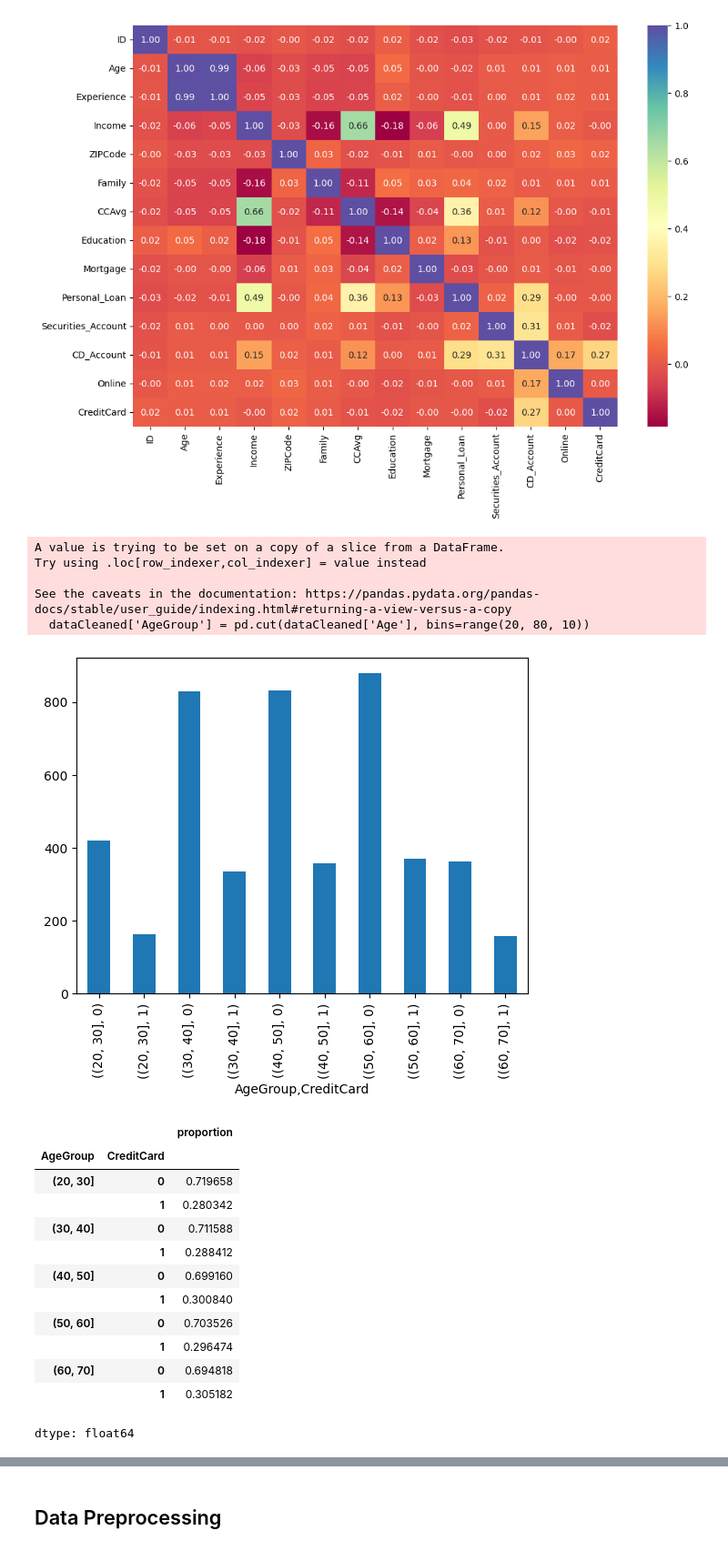
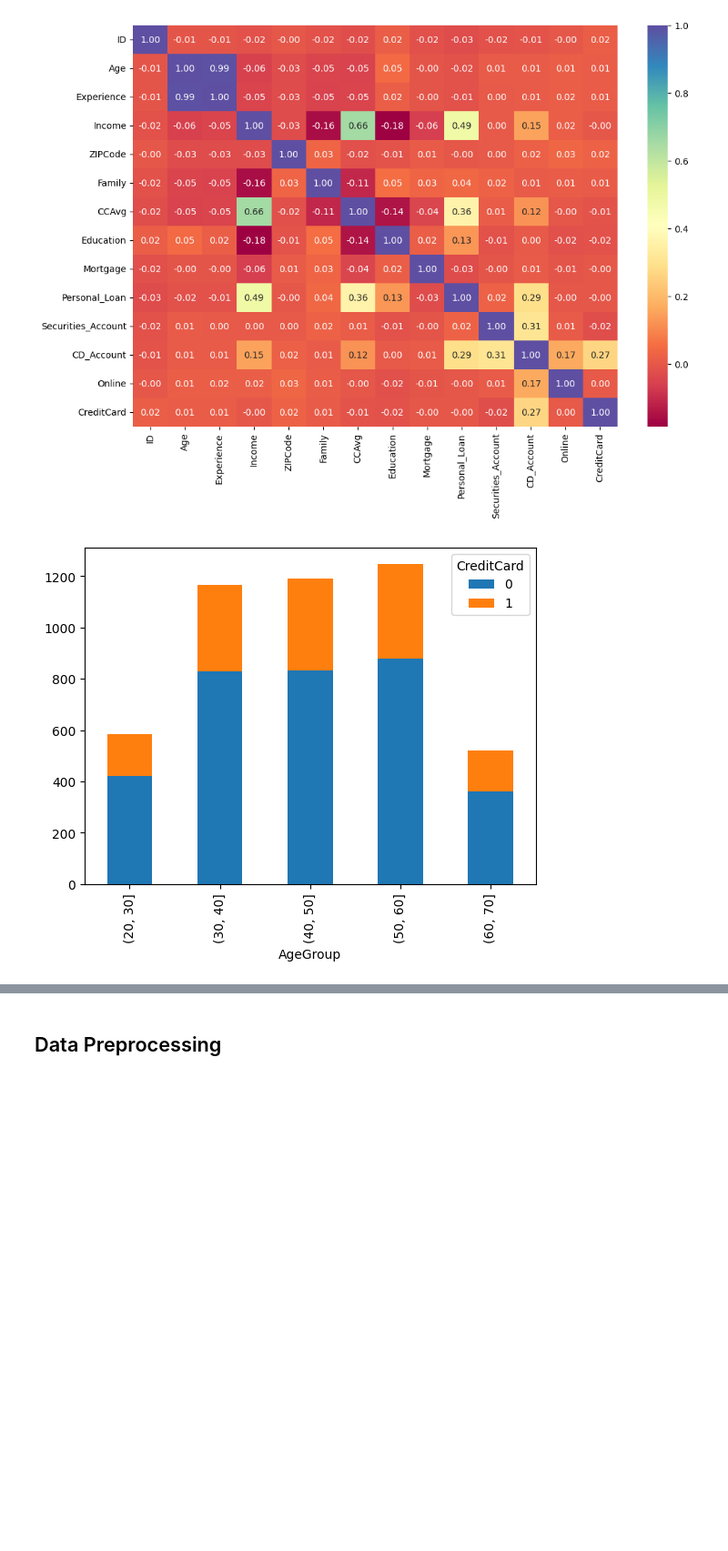
Before and after one commit to lhughey/AIML_Course, a Jupyter notebook: CaseStudy2 - Personal Loan Campaign/AIML_ML_Project_full_code_notebook.ipynb, the cells around one changed output, grey strips where cells are left out. Shown at 91% size. Cells and saved outputs as stored; diff of their text form; code cells hidden in the pictures; blank space fills up the shorter version.

```diff
--- a/CaseStudy2 - Personal Loan Campaign/AIML_ML_Project_full_code_notebook.ipynb
+++ b/CaseStudy2 - Personal Loan Campaign/AIML_ML_Project_full_code_notebook.ipynb
@@ -241,38 +264,18 @@ plt.show()
 # %%
 #determine interest in obtaining a credit card dependant on age
 dataCleaned.groupby('Age')['CreditCard'].value_counts()
 
 #group the Age column values by 10, and add a column
 dataCleaned['AgeGroup'] = pd.cut(dataCleaned['Age'], bins=range(20, 80, 10))
 
 dataCleaned.head()
-# dataCleaned.groupby('AgeGroup')['CreditCard'].value_counts()
+dataCleaned.groupby('AgeGroup')['CreditCard'].value_counts()
 
-dataCleaned.groupby('AgeGroup')['CreditCard'].value_counts().plot(kind='bar')
+#create a stacked bar plot of Education and Personal_Loan
+dataCleaned.groupby(['AgeGroup', 'CreditCard']).size().unstack().plot(kind='bar', stacked=True)
 plt.show()
-
-#compare the percentage creditcard 0 vs 1 for each group
-dataCleaned.groupby('AgeGroup')['CreditCard'].value_counts(normalize=True)
 # %% [output]
-A value is trying to be set on a copy of a slice from a DataFrame.
-Try using .loc[row_indexer,col_indexer] = value instead
-
-See the caveats in the documentation: https://pandas.pydata.org/pandas-docs/stable/user_guide/indexing.html#returning-a-view-versus-a-copy
-  dataCleaned['AgeGroup'] = pd.cut(dataCleaned['Age'], bins=range(20, 80, 10))
-[figure, old version]
+[figure, new version]
-|  |  | proportion |
-| AgeGroup | CreditCard |  |
-| (20, 30] | 0 | 0.719658 |
-|  | 1 | 0.280342 |
-| (30, 40] | 0 | 0.711588 |
-|  | 1 | 0.288412 |
-| (40, 50] | 0 | 0.699160 |
-|  | 1 | 0.300840 |
-| (50, 60] | 0 | 0.703526 |
-|  | 1 | 0.296474 |
-| (60, 70] | 0 | 0.694818 |
-|  | 1 | 0.305182 |
-dtype: float64
 # %%
 #create a column called Education_Level, set : Undergrad; 2: Graduate;3: Advanced
 dataCleaned['Education'] = dataCleaned['Education'].map({1: 'Undergrad', 2: 'Graduate', 3: 'Advanced'})
```
Also changed, not shown: parts of 7 cells of this notebook.
